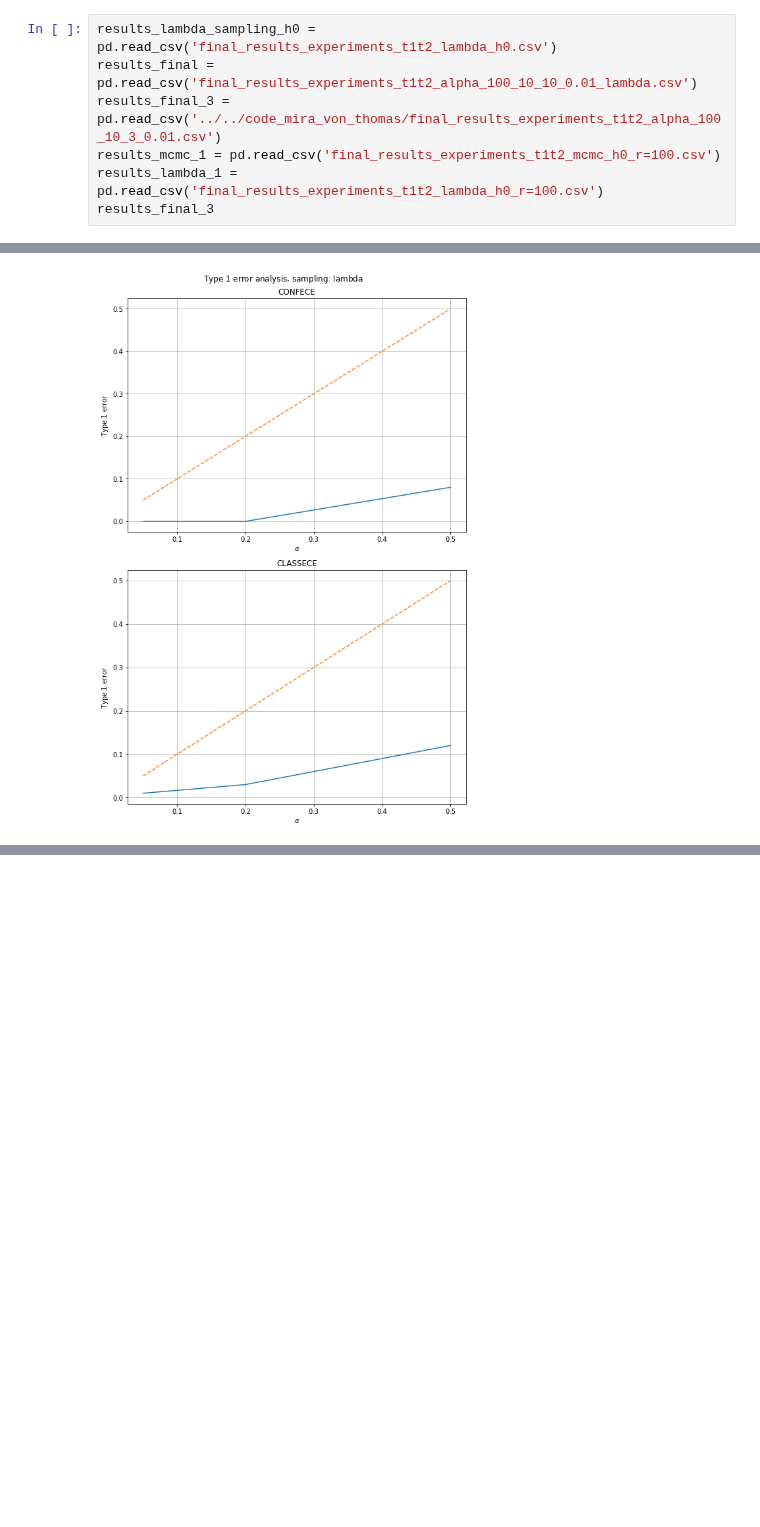
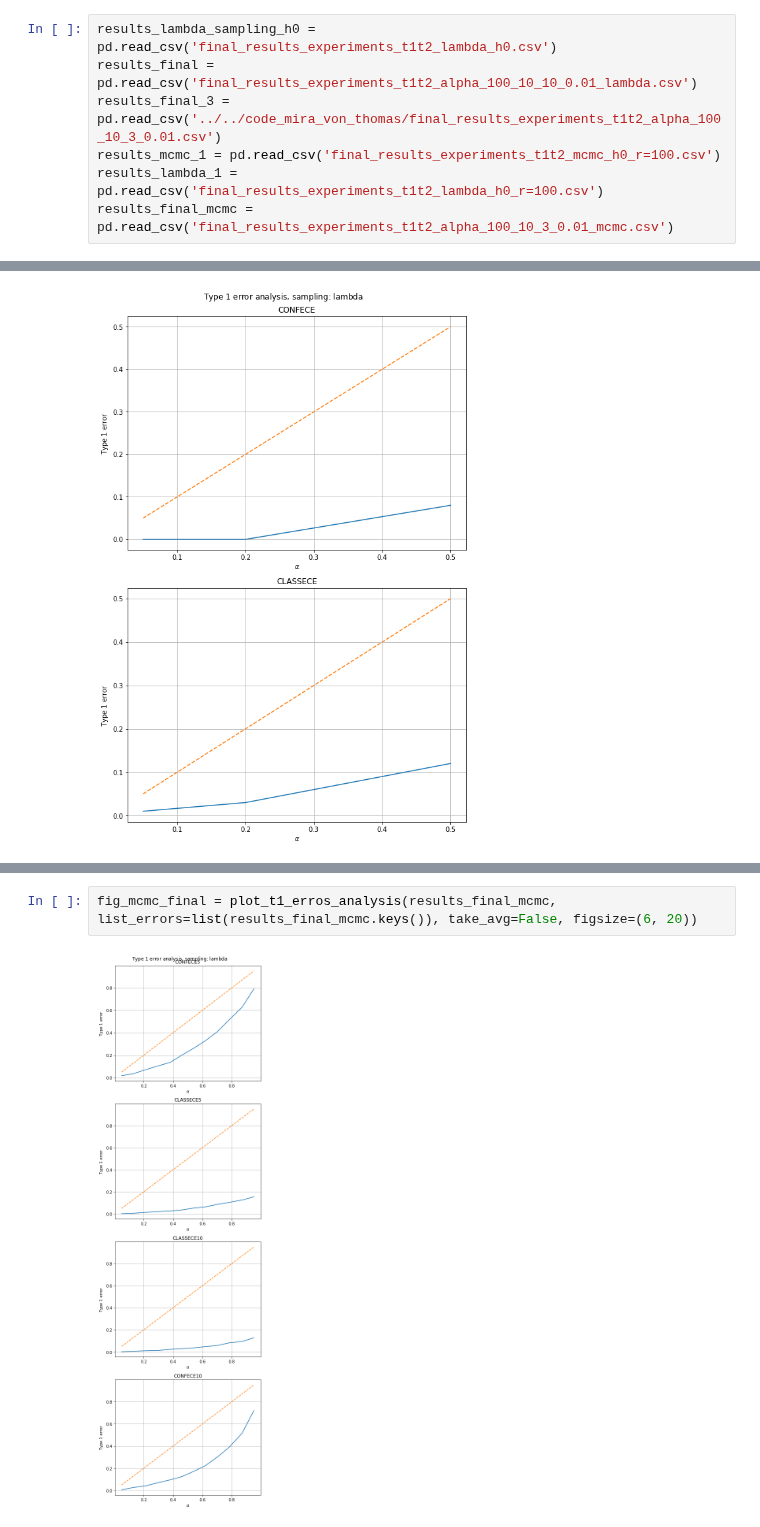
Before and after one commit to mkjuergens/EnsembleCalibration, a Jupyter notebook: ensemblecalibration/calibration/results_t1_t2.ipynb, the cells around one changed output, grey strips where cells are left out. Drawn from its saved outputs; the diff is of its cells as text; blank space fills up the shorter version.

```diff
--- a/ensemblecalibration/calibration/results_t1_t2.ipynb
+++ b/ensemblecalibration/calibration/results_t1_t2.ipynb
@@ -16,4 +17,4 @@ results_final = pd.read_csv('final_results_experiments_t1t2_alpha_100_10_10_0.01
 results_final_3 = pd.read_csv('../../code_mira_von_thomas/final_results_experiments_t1t2_alpha_100_10_3_0.01.csv')
 results_mcmc_1 = pd.read_csv('final_results_experiments_t1t2_mcmc_h0_r=100.csv')
 results_lambda_1 = pd.read_csv('final_results_experiments_t1t2_lambda_h0_r=100.csv')
-results_final_3
+results_final_mcmc = pd.read_csv('final_results_experiments_t1t2_alpha_100_10_3_0.01_mcmc.csv')
@@ -75,0 +43,4 @@ fig_lambda_final_3 = plot_t1_erros_analysis(results_final_3, list_errors=list(re
+# %%
+fig_mcmc_final = plot_t1_erros_analysis(results_final_mcmc, list_errors=list(results_final_mcmc.keys()), take_avg=False, figsize=(6, 20))
+# %% [output]
+[figure, added]
```
Also changed, not shown: parts of 7 cells of this notebook, 3 other files.
